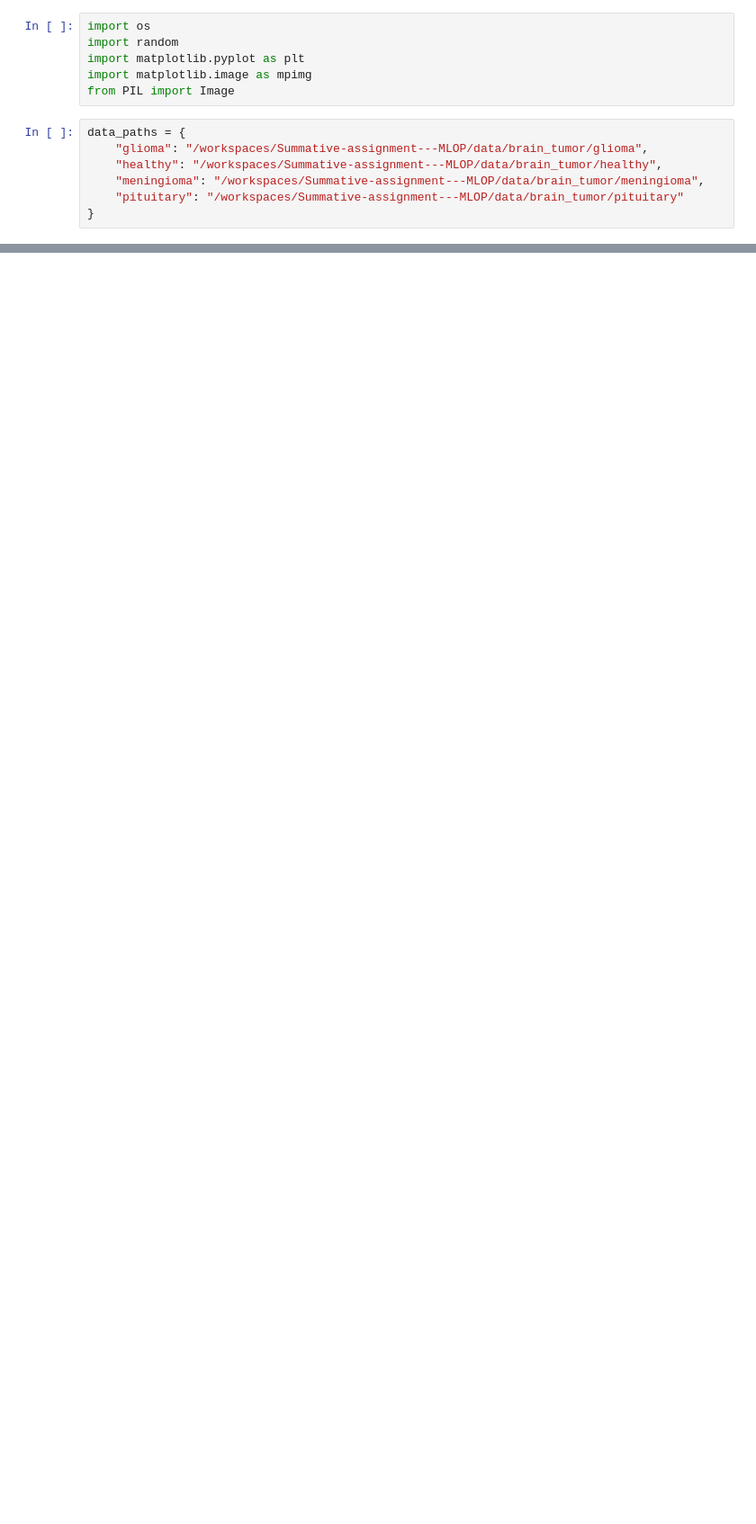
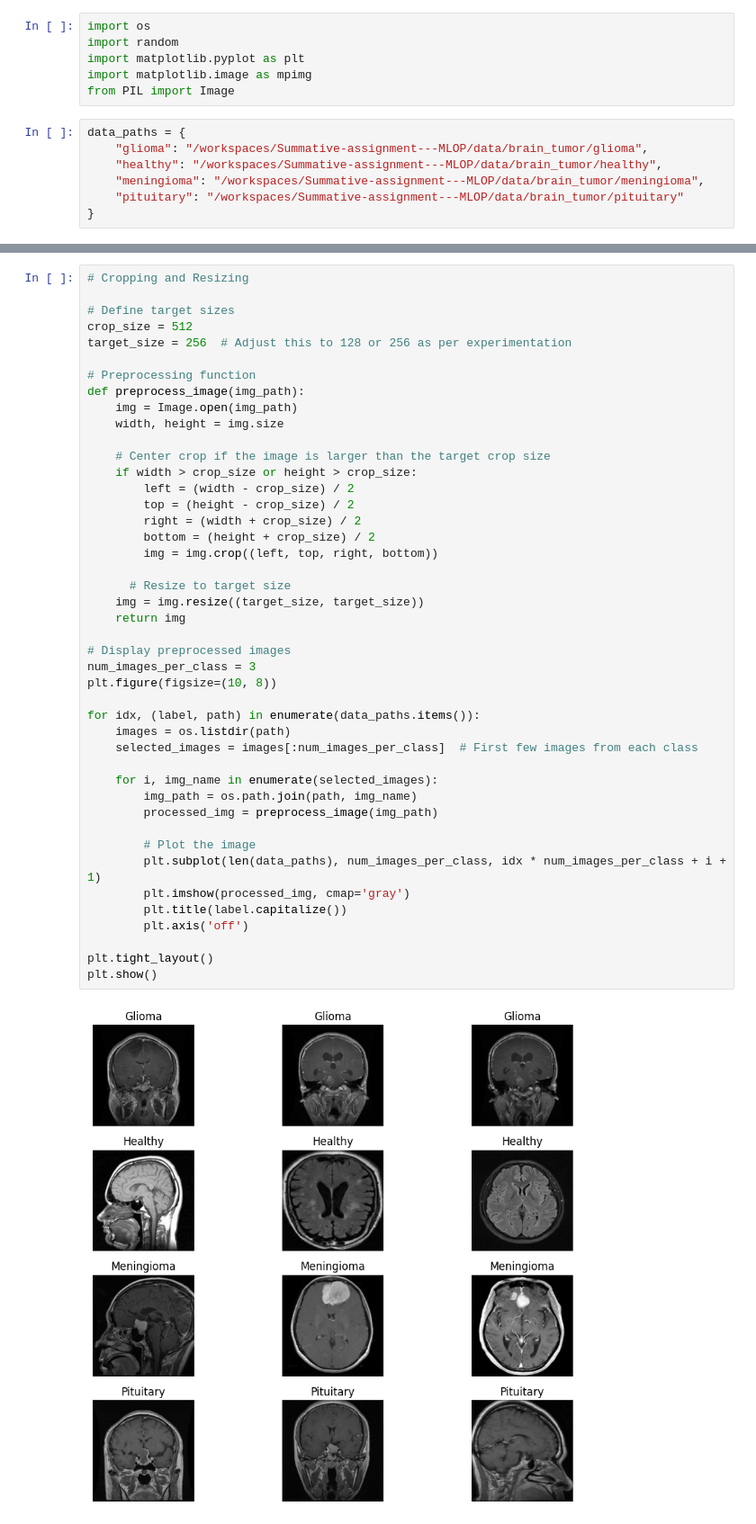
Before and after one commit to cgyireh1/Summative-assignment---MLOP, a Jupyter notebook: notebook/file.ipynb, the cells around one changed output, grey strips where cells are left out. Shown: that part at 90% size. Saved outputs shown, nothing was run; the diff lists cells and outputs as text; blank space fills up the shorter version.

Commit message:
cropping  and resizing

```diff
--- a/notebook/file.ipynb
+++ b/notebook/file.ipynb
@@ -37,0 +41,46 @@ plt.show()
+# %%
+# Cropping and Resizing
+
+# Define target sizes
+crop_size = 512
+target_size = 256  # Adjust this to 128 or 256 as per experimentation
+
+# Preprocessing function
+def preprocess_image(img_path):
+    img = Image.open(img_path)
+    width, height = img.size
+
+    # Center crop if the image is larger than the target crop size
+    if width > crop_size or height > crop_size:
+        left = (width - crop_size) / 2
+        top = (height - crop_size) / 2
+        right = (width + crop_size) / 2
+        bottom = (height + crop_size) / 2
+        img = img.crop((left, top, right, bottom))
+
+      # Resize to target size
+    img = img.resize((target_size, target_size))
+    return img
+
+# Display preprocessed images
+num_images_per_class = 3
+plt.figure(figsize=(10, 8))
+
+for idx, (label, path) in enumerate(data_paths.items()):
+    images = os.listdir(path)
+    selected_images = images[:num_images_per_class]  # First few images from each class
+
+    for i, img_name in enumerate(selected_images):
+        img_path = os.path.join(path, img_name)
+        processed_img = preprocess_image(img_path)
+
+        # Plot the image
+        plt.subplot(len(data_paths), num_images_per_class, idx * num_images_per_class + i + 1)
+        plt.imshow(processed_img, cmap='gray')
+        plt.title(label.capitalize())
+        plt.axis('off')
+
+plt.tight_layout()
+plt.show()
+# %% [output]
+[figure, added]
```
Also changed, not shown: parts of 1 cell of this notebook.
